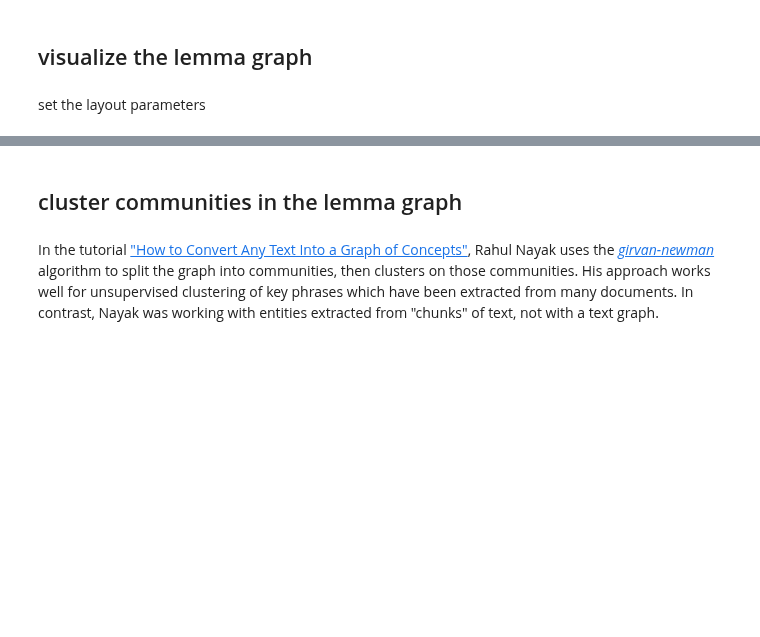
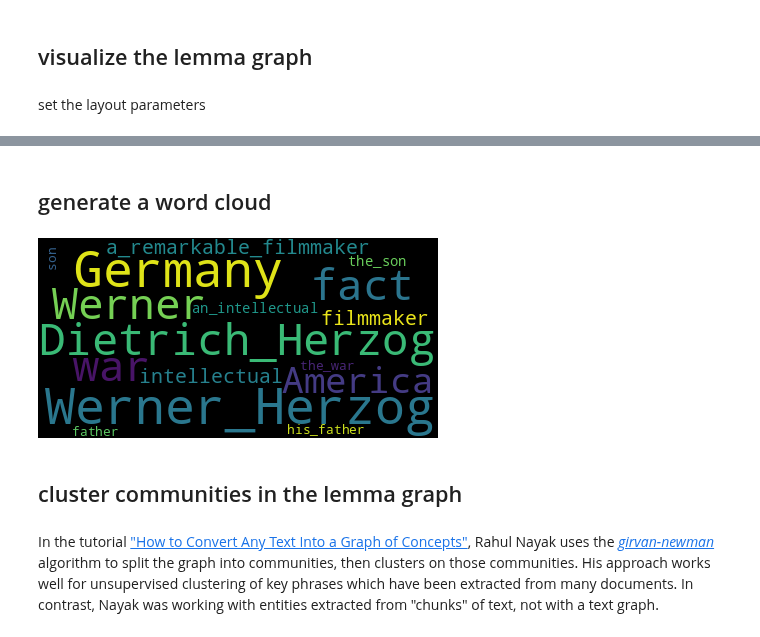
Before and after one commit to DerwenAI/textgraphs, a Jupyter notebook: demo.ipynb, the cells around one changed output, grey strips where cells are left out. Cells and saved outputs as stored; diff of their text form; code cells hidden in the pictures; blank space fills up the shorter version.

Commit message:
generate a word cloud from the ranked phrases; serialize to JSON in node-link format

```diff
--- a/demo.ipynb
+++ b/demo.ipynb
@@ -175,6 +164,15 @@ pv_graph.show("vis.html")
 # %% [output]
 vis.html
 [interactive output not drawn]
+# %% [markdown]
+## generate a word cloud
+# %%
+from IPython.display import Image
+
+wordcloud = render.generate_wordcloud()
+display(wordcloud.to_image())
+# %% [output]
+[figure, added]
 # %% [markdown]
 ## cluster communities in the lemma graph
 # %% [markdown]
```
Also changed, not shown: parts of 3 cells of this notebook, 7 other files.
